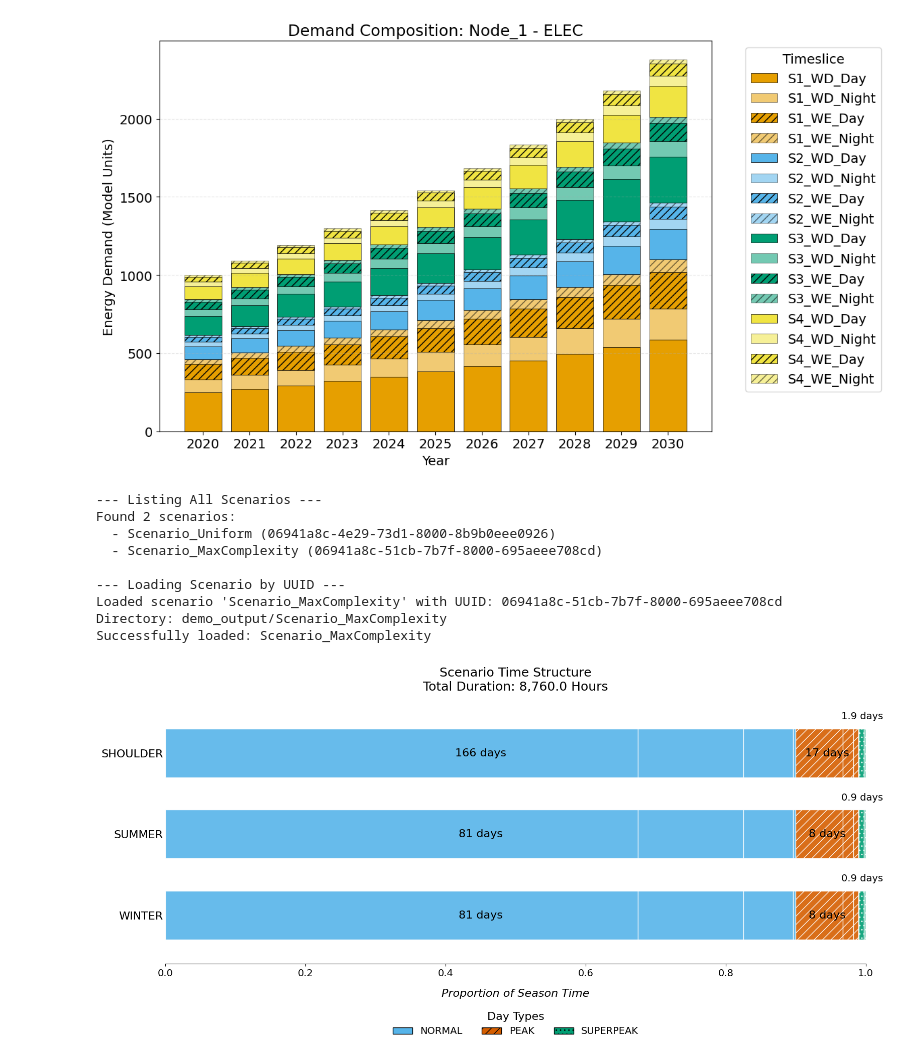
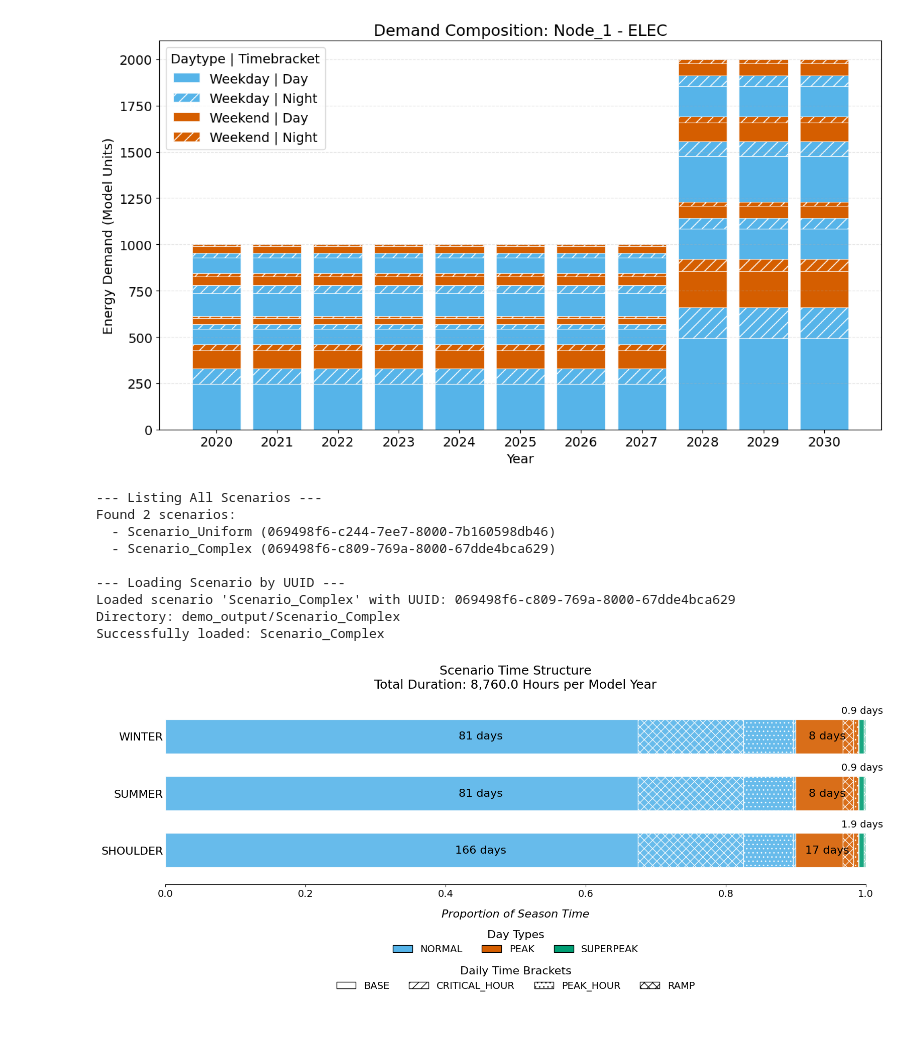
Before and after one commit to esemsc-as4623/pypsa-playground, a Jupyter notebook: notebooks/demo.time.ipynb, the cells around one changed output. Saved outputs shown, nothing was run; the diff lists cells and outputs as text; code cells hidden in the pictures; blank space fills up the shorter version.

```diff
--- a/notebooks/demo.time.ipynb
+++ b/notebooks/demo.time.ipynb
@@ -136,11 +144,11 @@ print(s1.time_list)
 # %%
-s1.set_interyear_demand("Node_1", "ELEC", trajectory={2020: 1000, 2028: 2000}, interpolation="cagr")
+s1.set_interyear_demand("Node_1", "ELEC", trajectory={2020: 1000, 2028: 2000}, interpolation="step")
 s1.set_intrayear_demand("Node_1", "ELEC",
     weights_seasons={"S1": 3.0, "S2": 1.0, "S3": 1.5, "S4": 1.0},
     weights_brackets={"Day": 1.5, "Night": 0.5})
-s1.demand.visualize_demand("Node_1", "ELEC")
+s1.demand.visualize("Node_1", "ELEC")
 # %% [output]
-[figure, old version]
+[figure, new version]
 # %%
 # ==========================================
 # LIST AND LOAD DEMONSTRATION
@@ -151,37 +159,37 @@ list_manager = ScenarioManager(
     parent_dir=WORK_DIR,
     config_path=config_path,
     master_path=os.path.join(WORK_DIR, "scenarios_master_list.csv")
 )
 
 scenarios = list_manager.list_scenarios()
 print(f"Found {len(scenarios)} scenarios:")
 for scenario in scenarios:
     print(f"  - {scenario['tag']} ({scenario['uuid']})")
 
 # ==========================================
 # LOAD A SCENARIO BY UUID
 # ==========================================
 print("\n--- Loading Scenario by UUID ---")
 if scenarios:
     sample_uuid = scenarios[-1]["uuid"]
     loaded_manager = ScenarioManager.from_uuid(
         uuid=sample_uuid,
         parent_dir=WORK_DIR,
         config_path=config_path,
         master_path=os.path.join(WORK_DIR, "scenarios_master_list.csv")
     )
 
     scenario = loaded_manager.load_scenario()
     print(f"Successfully loaded: {loaded_manager.tag}")
-    scenario.time.visualize_timeslices()
+    scenario.time.visualize()
 # %% [output]
 --- Listing All Scenarios ---
 Found 2 scenarios:
-  - Scenario_Uniform (06941a8c-4e29-73d1-8000-8b9b0eee0926)
-  - Scenario_MaxComplexity (06941a8c-51cb-7b7f-8000-695aeee708cd)
+  - Scenario_Uniform (069498f6-c244-7ee7-8000-7b160598db46)
+  - Scenario_Complex (069498f6-c809-769a-8000-67dde4bca629)
 
 --- Loading Scenario by UUID ---
-Loaded scenario 'Scenario_MaxComplexity' with UUID: 06941a8c-51cb-7b7f-8000-695aeee708cd
-Directory: demo_output/Scenario_MaxComplexity
-Successfully loaded: Scenario_MaxComplexity
+Loaded scenario 'Scenario_Complex' with UUID: 069498f6-c809-769a-8000-67dde4bca629
+Directory: demo_output/Scenario_Complex
+Successfully loaded: Scenario_Complex
-[figure, old version]
+[figure, new version]
```
Also changed, not shown: parts of 3 cells of this notebook, 20 other files.
